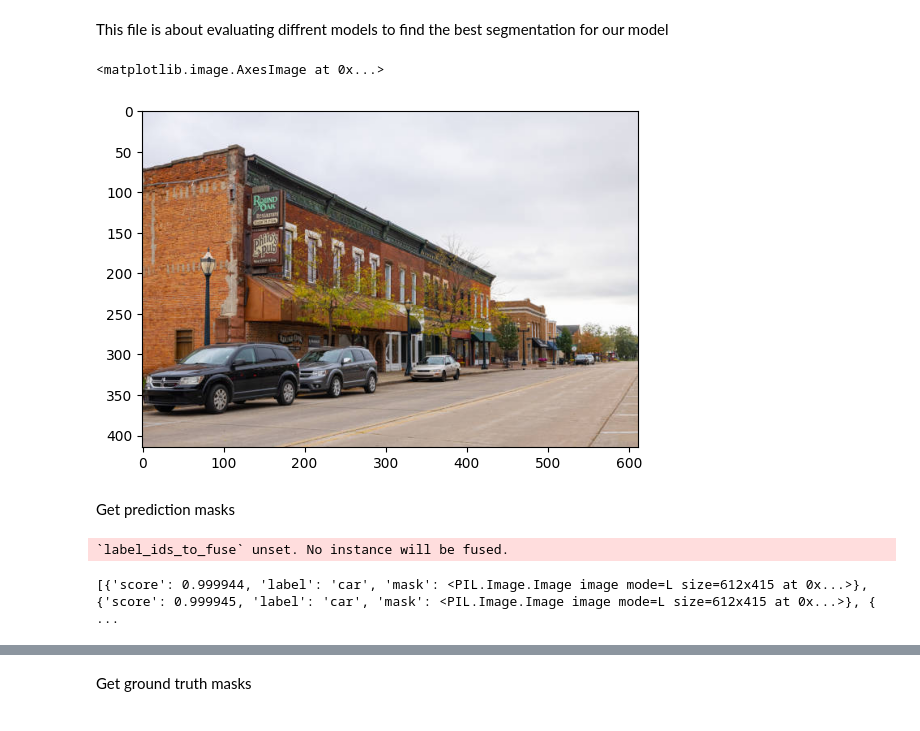
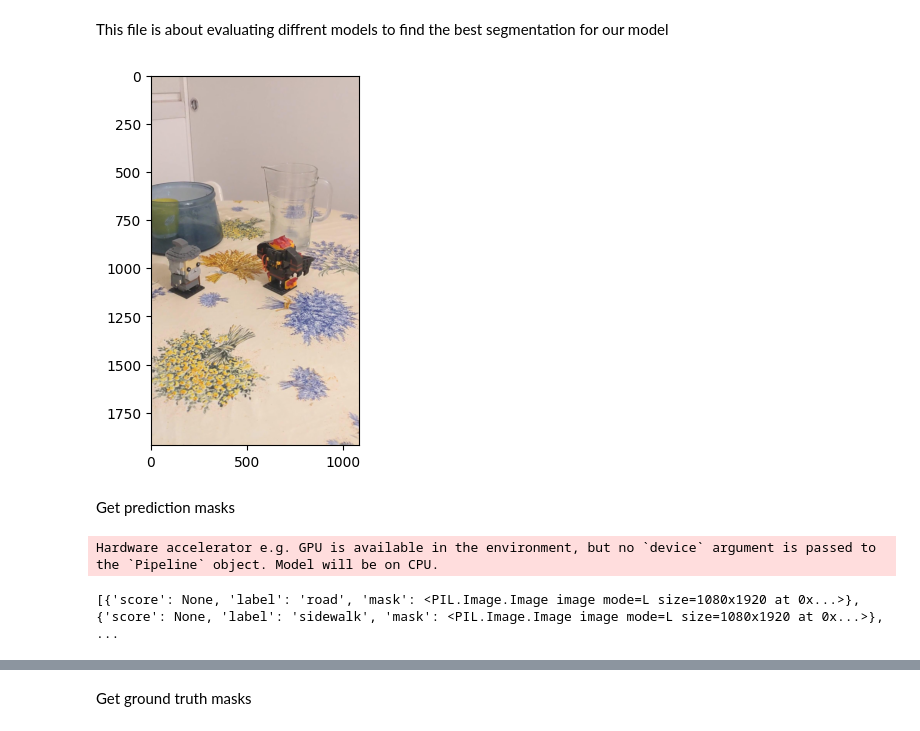
Before and after one commit to GloireLINVANI/3D_Gaussian_Splatting_Project, a Jupyter notebook: Image_Segmentation/evaluation.ipynb, the cells around one changed output, grey strips where cells are left out. Drawn from its saved outputs; the diff is of its cells as text; code cells hidden in the pictures.

Commit message:
Coco databased model is tested

```diff
--- a/Image_Segmentation/evaluation.ipynb
+++ b/Image_Segmentation/evaluation.ipynb
@@ -9,23 +9,28 @@ import numpy as np
 import evaluation
 # %%
 #Load Image
-url = "https://huggingface.co/datasets/huggingface/documentation-images/resolve/main/transformers/tasks/segmentation_input.jpg"
-image = Image.open(requests.get(url, stream=True).raw)
+#url = "https://huggingface.co/datasets/huggingface/documentation-images/resolve/main/transformers/tasks/segmentation_input.jpg"
+#url = "https://images.squarespace-cdn.com/content/v1/5d00ff1460665300016b8dc9/1560889669316-Y1NYTQY2Q3WL0GLKPNTY/IMG_20180622_134600.jpg"
+url = "https://hips.hearstapps.com/hmg-prod/images/small-living-room-ideas-lisa-dawson-66ba2b7398f74.jpeg?crop=1xw:0.9900990099009901xh;center,top&resize=980:*"
+#image = Image.open(requests.get(url, stream=True).raw)
+img_path = "..\\Image_Segmentation\\labels\\0001_3\\img.png"
+image = Image.open(img_path)
 
 plt.imshow(image)
+plt.show()
 # %% [output]
-<matplotlib.image.AxesImage at 0x...>
-[figure, old version]
+[figure, new version]
 # %% [markdown]
 Get prediction masks
 # %%
 #Instance Segmentation
-instance_segmentation = pipeline("image-segmentation", "facebook/mask2former-swin-large-cityscapes-instance", device='cuda')
+#instance_segmentation = pipeline("image-segmentation", "facebook/mask2former-swin-large-cityscapes-instance", device='cuda')
+instance_segmentation = pipeline("image-segmentation", "nvidia/segformer-b1-finetuned-cityscapes-1024-1024")
 results = instance_segmentation(image)
 print(results)
 nb_mask = len(results)
 # %% [output]
-`label_ids_to_fuse` unset. No instance will be fused.
+Hardware accelerator e.g. GPU is available in the environment, but no `device` argument is passed to the `Pipeline` object. Model will be on CPU.
-[{'score': 0.999944, 'label': 'car', 'mask': <PIL.Image.Image image mode=L size=612x415 at 0x...>}, {'score': 0.999945, 'label': 'car', 'mask': <PIL.Image.Image image mode=L size=612x415 at 0x...>}, { ...
+[{'score': None, 'label': 'road', 'mask': <PIL.Image.Image image mode=L size=1080x1920 at 0x...>}, {'score': None, 'label': 'sidewalk', 'mask': <PIL.Image.Image image mode=L size=1080x1920 at 0x...>}, ...
 # %%
 masks = [np.array(results[i]["mask"]) for i in range(nb_mask)]
```
Also changed, not shown: parts of 11 cells of this notebook, 7 other files.
